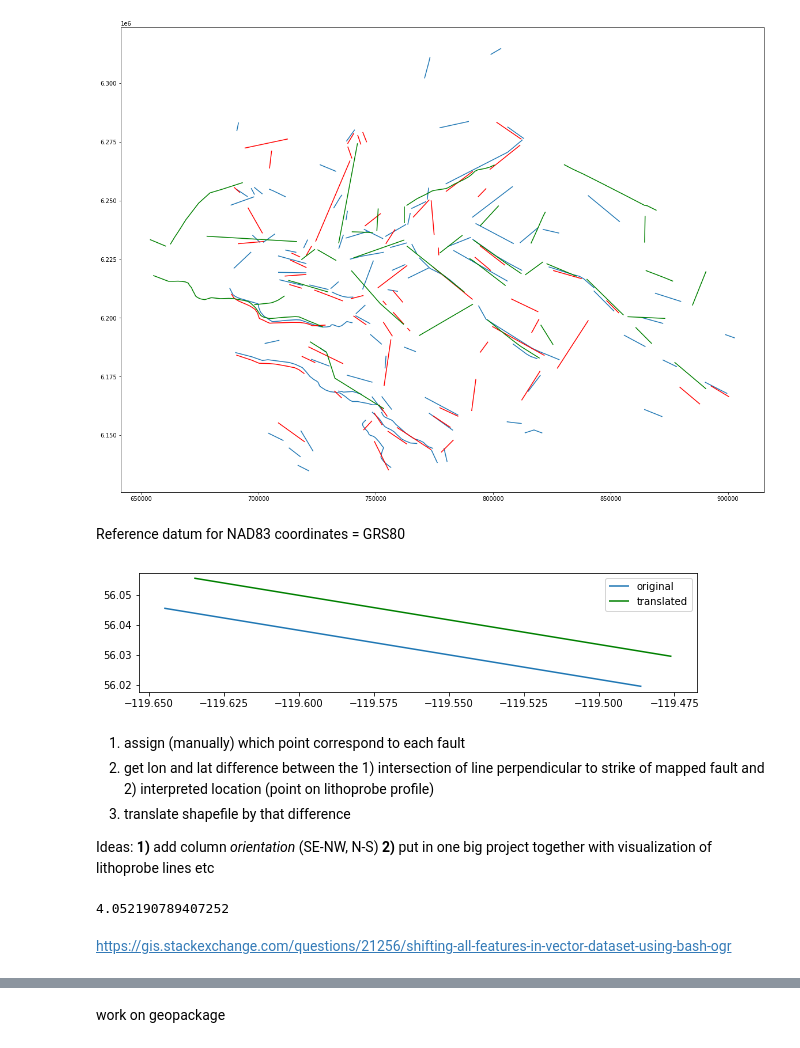
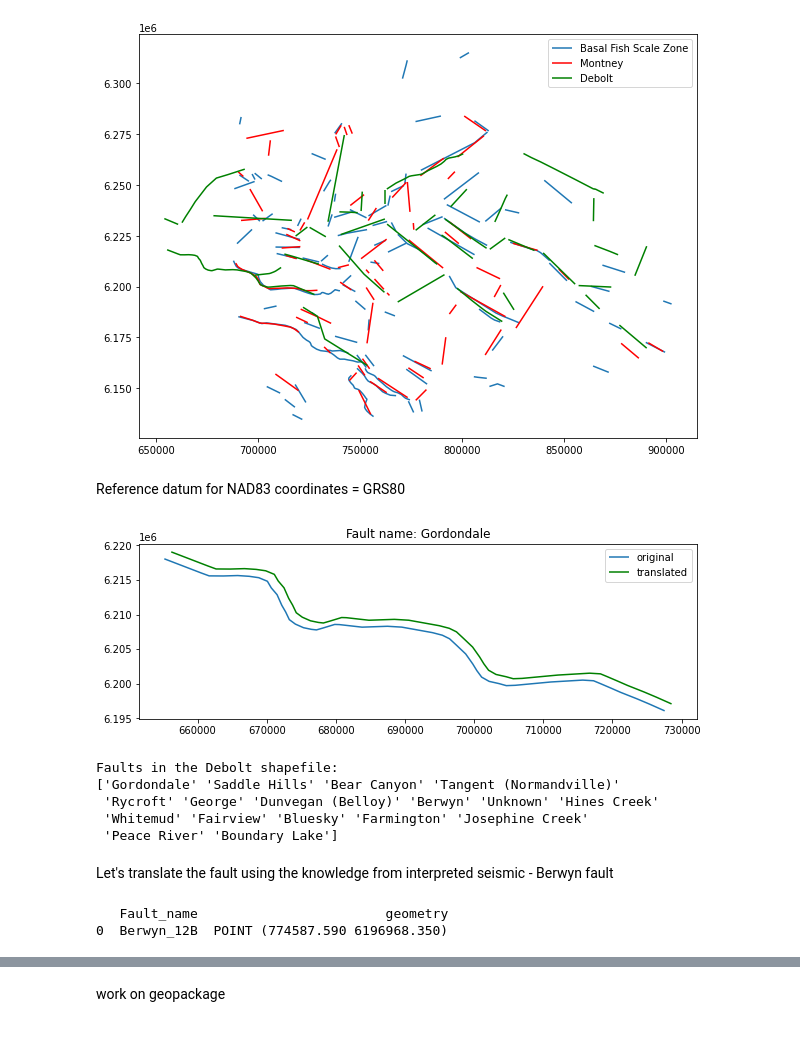
Before and after one commit to pauwoz/geospatial_analysis, a Jupyter notebook: notebooks/shapefiles_operations/shapefile_operations.ipynb, the cells around one changed output, grey strips where cells are left out. Saved outputs shown, nothing was run; the diff lists cells and outputs as text; code cells hidden in the pictures.

Commit message:
shapefile transaltion code added

```diff
--- a/notebooks/shapefiles_operations/shapefile_operations.ipynb
+++ b/notebooks/shapefiles_operations/shapefile_operations.ipynb
@@ -11,12 +20,13 @@ faults_BFSZ = gpd.read_file(faults_BFSZ_file)
 faults_montney = gpd.read_file(faults_montney_file)
 faults_debolt = gpd.read_file(faults_debolt_file)
 # %%
-fig, ax = plt.subplots(figsize=(20, 20))
-faults_BFSZ.plot(ax=ax)
-faults_montney.plot(ax=ax, color='r')
-faults_debolt.plot(ax=ax, color='g');
+fig, ax = plt.subplots(figsize=(10, 10))
+faults_BFSZ.plot(ax=ax, label='Basal Fish Scale Zone')
+faults_montney.plot(ax=ax, color='r', label='Montney')
+faults_debolt.plot(ax=ax, color='g', label='Debolt')
+ax.legend();
 # %% [output]
-[figure, old version]
+[figure, new version]
 # %% [markdown]
 Reference datum for NAD83 coordinates = GRS80
 # %%
@@ -43,28 +49,20 @@ faults_BFSZ_azi = create_coords_azi(faults_BFSZ)
+# %%
+faults_debolt['geometry'] = faults_debolt['geometry'].to_crs(4326)
+
+faults_debolt = create_coords_azi(faults_debolt)
+
+# change crs back to NAD83
+faults_debolt = faults_debolt.to_crs(26910)
 # %%
 # example of GaoPandas.GeoSeries.translate
-orig = gpd.GeoSeries(faults_BFSZ_azi.geometry[0])
-trans = gpd.GeoSeries(faults_BFSZ_azi.geometry[0]).translate(0.01,0.01)
+
+orig = gpd.GeoSeries(faults_debolt.geometry[0])
+trans = gpd.GeoSeries(faults_debolt.geometry[0]).translate(1000,1000)
 
 fig, ax = plt.subplots(figsize=(10,10))
 orig.plot(ax=ax,label='original')
 trans.plot(ax=ax,color='g', label='translated')
+ax.set_title("Fault name: " + faults_debolt.Fault_name[0])
 ax.legend();
 # %% [output]
-[figure, old version]
+[figure, new version]
-# %% [markdown]
-1. assign (manually) which point correspond to each fault
-2. get lon and lat difference between the 1) intersection of line perpendicular to strike of mapped fault and 2) interpreted location (point on lithoprobe profile)
-3. translate shapefile by that difference
-
-Ideas: **1)** add column *orientation* (SE-NW, N-S) **2)**
-put in one big project together with visualization of lithoprobe lines etc
-# %%
-from shapely.geometry import LineString, Point
-import geopandas as gpd
-AB = LineString([(56.045470, -119.644780), (56.019451, -119.485934)])
-point = Point(52, -120)
-point.distance(AB) # distance in degrees!
-# %% [output]
-4.052190789407252
-# %% [markdown]
-https://gis.stackexchange.com/questions/21256/shifting-all-features-in-vector-dataset-using-bash-ogr
@@ -117,0 +69,11 @@ delta = (10000.0, 10000.0) # shift all shapefiles by the same distance
+# %%
+print("Faults in the Debolt shapefile:")
+print(faults_debolt.Fault_name.unique())
+# %% [output]
+Faults in the Debolt shapefile:
+['Gordondale' 'Saddle Hills' 'Bear Canyon' 'Tangent (Normandville)'
+ 'Rycroft' 'George' 'Dunvegan (Belloy)' 'Berwyn' 'Unknown' 'Hines Creek'
+ 'Whitemud' 'Fairview' 'Bluesky' 'Farmington' 'Josephine Creek'
+ 'Peace River' 'Boundary Lake']
+# %% [markdown]
+Let's translate the fault using the knowledge from interpreted seismic - Berwyn fault
@@ -117,0 +87,7 @@ delta = (10000.0, 10000.0) # shift all shapefiles by the same distance
+# %%
+# use ready shapefile
+intersect_point = gpd.read_file("data/example_intersection_point.shp")
+print(intersect_point[['Fault_name','geometry']])
+# %% [output]
+   Fault_name                        geometry
+0  Berwyn_12B  POINT (774587.590 6196968.350)
```
Also changed, not shown: parts of 15 cells of this notebook, 16 other files.
